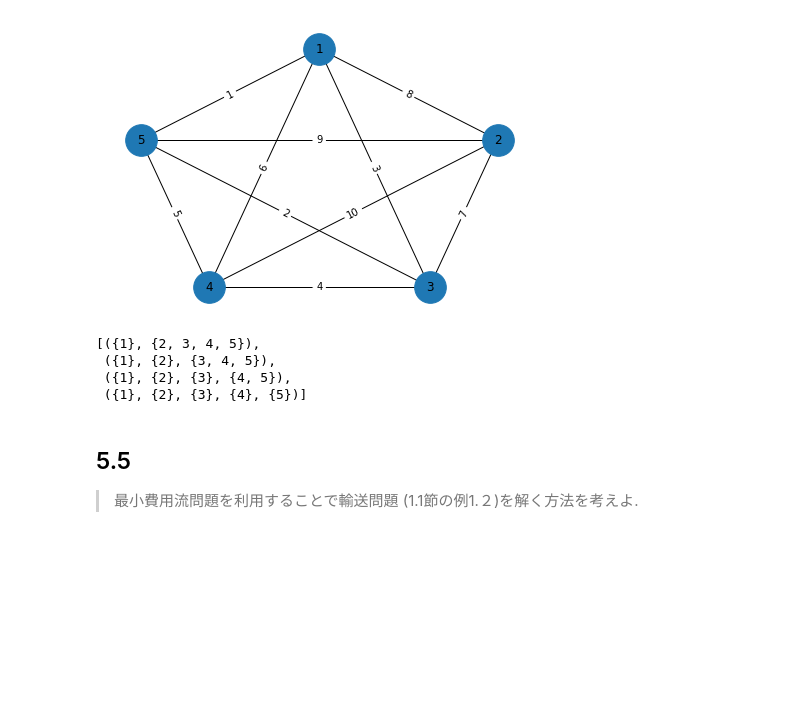
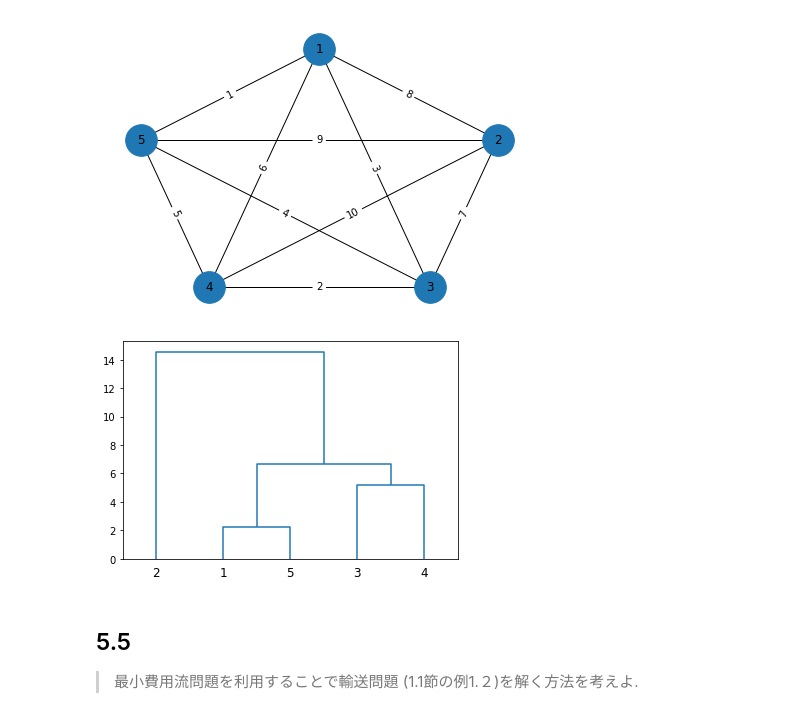
Before and after one commit to CSReading/Optimization, a Jupyter notebook: problems/chapter5/nicetak.ipynb, the cells around one changed output. Cells and saved outputs as stored; diff of their text form; code cells hidden in the pictures; blank space fills up the shorter version.

```diff
--- a/problems/chapter5/nicetak.ipynb
+++ b/problems/chapter5/nicetak.ipynb
@@ -98,7 +126,7 @@ G.add_nodes_from(range(1, 6))
 
 srcs = [1, 1, 1, 1, 2, 2, 2, 3, 3, 4]
 dists = [2, 3, 4, 5, 3, 4, 5, 4, 5, 5]
-weights = [8, 3, 6, 1, 7, 10, 9, 4, 2, 5]
+weights = [8, 3, 6, 1, 7, 10, 9, 2, 4, 5]
 
 G.add_weighted_edges_from([(s, d, w) for s, d, w in zip(srcs, dists, weights)])
 edge_labels = nx.get_edge_attributes(G, "weight")
@@ -113,14 +141,14 @@ nx.draw(G, pos, with_labels = True, node_size = 1000)
 nx.draw_networkx_edge_labels(G, pos = pos, edge_labels = edge_labels);
 # %% [output]
 [figure]
-# %%
-tmp = nx.algorithms.community.centrality.girvan_newman(G)
-list(tmp)
-# %% [output]
-[({1}, {2, 3, 4, 5}),
- ({1}, {2}, {3, 4, 5}),
- ({1}, {2}, {3}, {4, 5}),
- ({1}, {2}, {3}, {4}, {5})]
+# %%
+mat = nx.convert_matrix.to_numpy_matrix(G)
+Z = hierarchy.linkage(mat, "single")
+hierarchy.dendrogram(Z, color_threshold=0, labels = range(1, 6))
+
+plt.show()
+# %% [output]
+[figure, added]
 # %% [markdown]
 ## 5.5
 >最小費用流問題を利用することで輸送問題 (1.1節の例1.２)を解く方法を考えよ.
```
Also changed, not shown: parts of 4 cells of this notebook.
